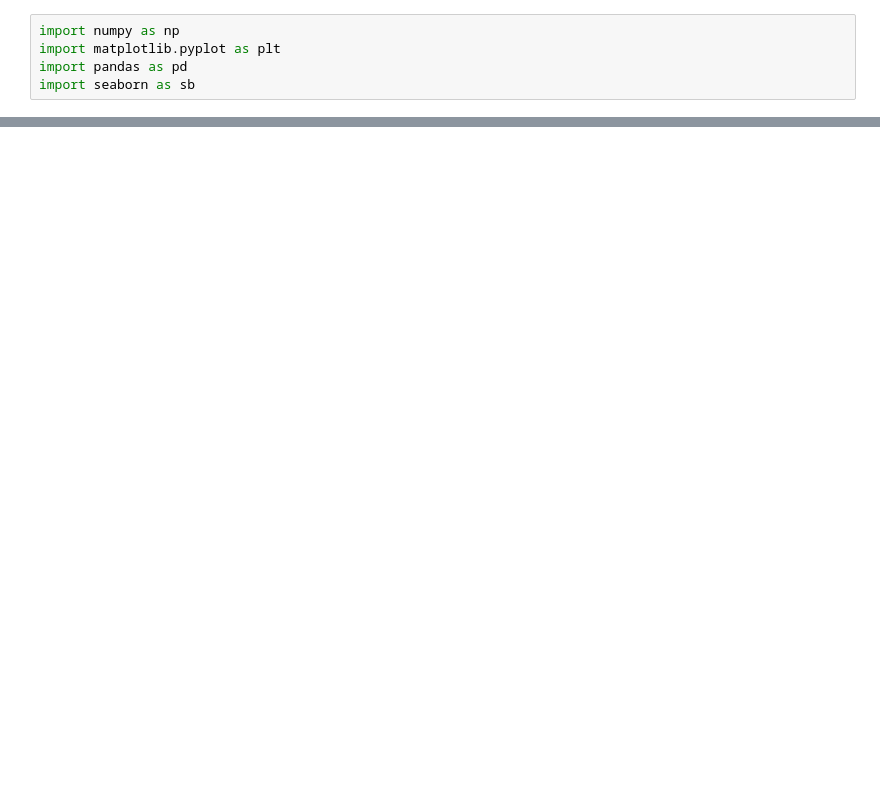
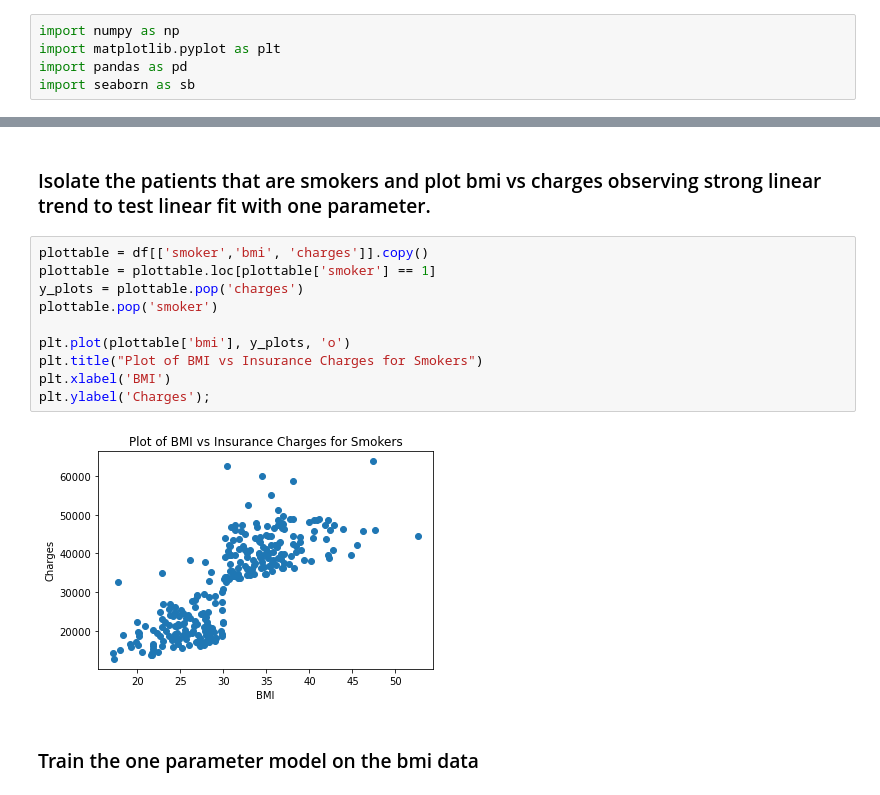
Before and after one commit to benf549/Machine-Learning-Fundamentals, a Jupyter notebook: Linear_Regression.ipynb, the cells around one changed output, grey strips where cells are left out. Cells and saved outputs as stored; diff of their text form; blank space fills up the shorter version.

```diff
--- a/Linear_Regression.ipynb
+++ b/Linear_Regression.ipynb
@@ -37,0 +117,16 @@ A.train(np.array(X), np.array(Y))
+# %% [markdown]
+### Isolate the patients that are smokers and plot bmi vs charges observing strong linear trend to test linear fit with one parameter.
+# %%
+plottable = df[['smoker','bmi', 'charges']].copy()
+plottable = plottable.loc[plottable['smoker'] == 1]
+y_plots = plottable.pop('charges')
+plottable.pop('smoker')
+
+plt.plot(plottable['bmi'], y_plots, 'o')
+plt.title("Plot of BMI vs Insurance Charges for Smokers")
+plt.xlabel('BMI')
+plt.ylabel('Charges');
+# %% [output]
+[figure, added]
+# %% [markdown]
+### Train the one parameter model on the bmi data
```
Also changed, not shown: parts of 18 cells of this notebook.
